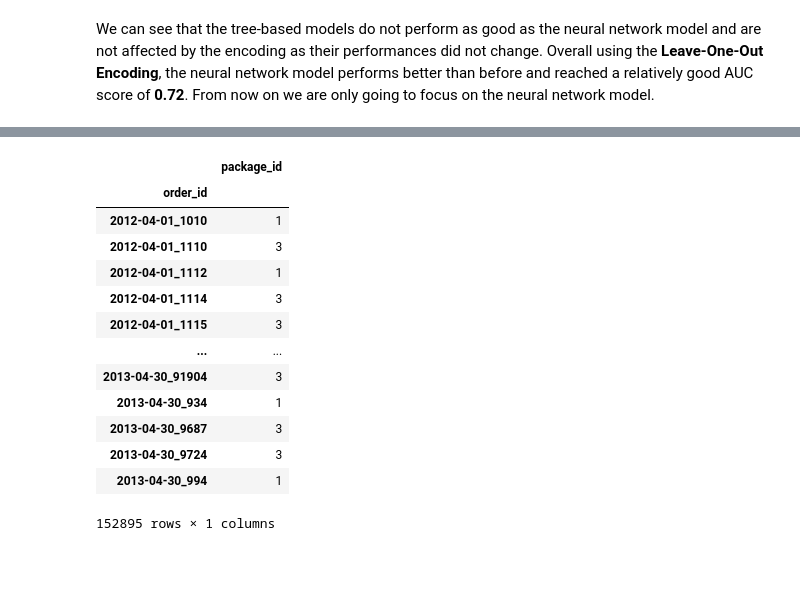
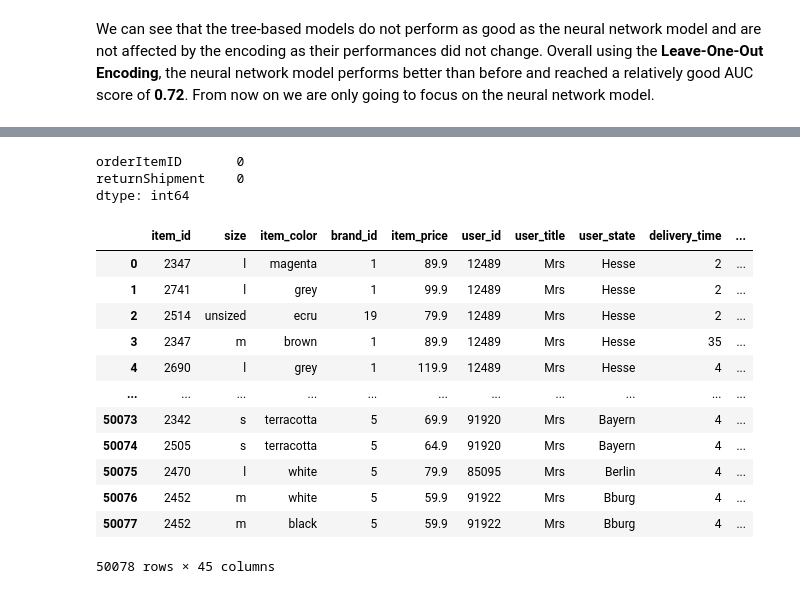
Before and after one commit to teodor-georgiev/Online-Retailer-Analysis-2014, a Jupyter notebook: 4. Encoding.ipynb, the cells around one changed output, grey strips where cells are left out. Saved outputs shown, nothing was run; the diff lists cells and outputs as text; code cells hidden in the pictures; blank space fills up the shorter version.

```diff
--- a/4. Encoding.ipynb
+++ b/4. Encoding.ipynb
@@ -51,10 +47,8 @@ cat_cols = low_cardinality_cat_cols + high_cardinality_cat_cols
 # %%
 # size of the known dataset
 k = max(df["order_item_id"])-1
-
 # Get the validation set
-df_valid = df.iloc[k:, :]
-# df_train,df_test = df.loc[:k][df.loc[:k,"order_month"] != 3],df.loc[:k][df.loc[:k,"order_month"] == 3]
+df_valid = df.iloc[k+1:, :]
 # %%
 # Get list of the months to train, remove months on which to test
 months_to_train = list(range(1,13))
@@ -372,20 +202,27 @@ df_group
-# %%
-# Get number of packages per order id
-df_group = df[["order_id","package_id"]].drop_duplicates()
-df_group = df_group.groupby("order_id").agg({"package_id":"number_of_packages"})
-df_group
-# %% [output]
-|  | package_id |
-| order_id |  |
-| 2012-04-01_1010 | 1 |
-| 2012-04-01_1110 | 3 |
-| 2012-04-01_1112 | 1 |
-| 2012-04-01_1114 | 3 |
-| 2012-04-01_1115 | 3 |
-| ... | ... |
-| 2013-04-30_91904 | 3 |
-| 2013-04-30_934 | 1 |
-| 2013-04-30_9687 | 3 |
-| 2013-04-30_9724 | 3 |
-| 2013-04-30_994 | 1 |
-152895 rows × 1 columns
+# %%
+real_class = pd.read_csv("orders_realclass.txt", delimiter=";")
+real_class = real_class.astype({"orderItemID":int,"returnShipment":int})
+real_class.isna().sum()
+# %% [output]
+orderItemID       0
+returnShipment    0
+dtype: int64
+# %%
+df_valid.reset_index(drop=True,inplace=True)
+df_valid["return"] = real_class["returnShipment"]
+df_valid.drop(["orderItemID"],axis=1,inplace=True)
+df_valid
+# %% [output]
+|  | item_id | size | item_color | brand_id | item_price | user_id | user_title | user_state | delivery_time | ... |
+| 0 | 2347 | l | magenta | 1 | 89.9 | 12489 | Mrs | Hesse | 2 | ... |
+| 1 | 2741 | l | grey | 1 | 99.9 | 12489 | Mrs | Hesse | 2 | ... |
+| 2 | 2514 | unsized | ecru | 19 | 79.9 | 12489 | Mrs | Hesse | 2 | ... |
+| 3 | 2347 | m | brown | 1 | 89.9 | 12489 | Mrs | Hesse | 35 | ... |
+| 4 | 2690 | l | grey | 1 | 119.9 | 12489 | Mrs | Hesse | 4 | ... |
+| ... | ... | ... | ... | ... | ... | ... | ... | ... | ... | ... |
+| 50073 | 2342 | s | terracotta | 5 | 69.9 | 91920 | Mrs | Bayern | 4 | ... |
+| 50074 | 2505 | s | terracotta | 5 | 64.9 | 91920 | Mrs | Bayern | 4 | ... |
+| 50075 | 2470 | l | white | 5 | 79.9 | 85095 | Mrs | Berlin | 4 | ... |
+| 50076 | 2452 | m | white | 5 | 59.9 | 91922 | Mrs | Bburg | 4 | ... |
+| 50077 | 2452 | m | black | 5 | 59.9 | 91922 | Mrs | Bburg | 4 | ... |
+50078 rows × 45 columns
```
Also changed, not shown: parts of 27 cells of this notebook.
